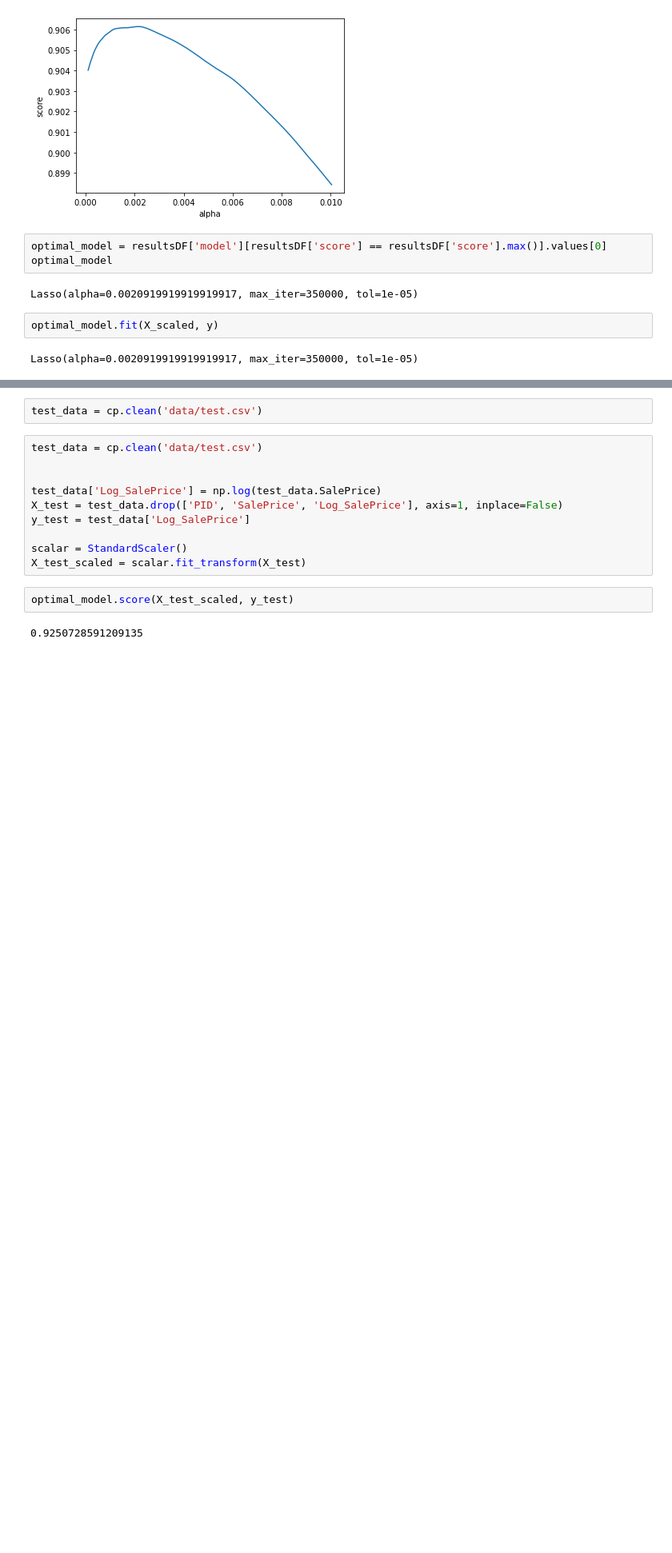
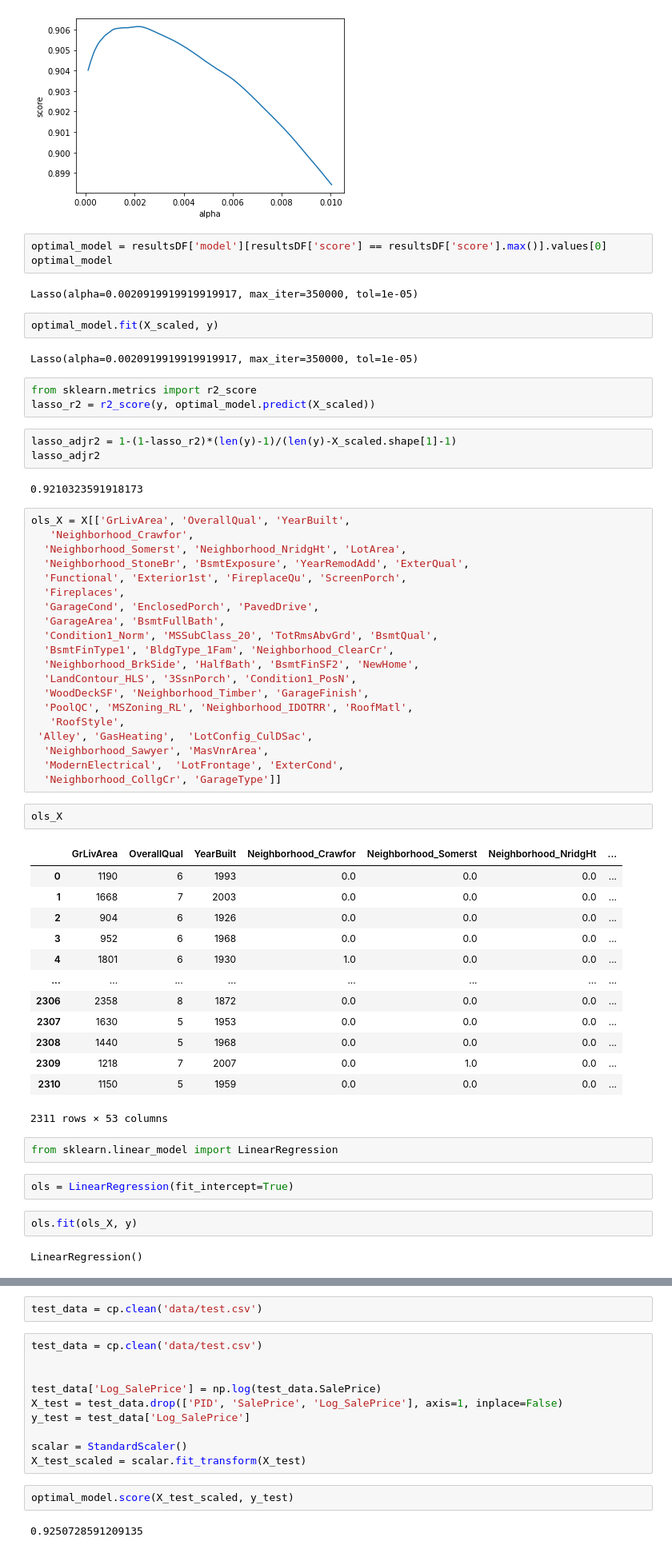
Before and after one commit to DarishSakeesing/ames-predict, a Jupyter notebook: Darish/ModelBuilding.ipynb, the cells around one changed output, grey strips where cells are left out. Shown: that part at 80% size. Cells and saved outputs as stored; diff of their text form; blank space fills up the shorter version.

```diff
--- a/Darish/ModelBuilding.ipynb
+++ b/Darish/ModelBuilding.ipynb
@@ -71,3 +71,55 @@ Lasso(alpha=0.0020919919919919917, max_iter=350000, tol=1e-05)
 optimal_model.fit(X_scaled, y)
 # %% [output]
 Lasso(alpha=0.0020919919919919917, max_iter=350000, tol=1e-05)
+# %%
+from sklearn.metrics import r2_score
+lasso_r2 = r2_score(y, optimal_model.predict(X_scaled))
+# %%
+lasso_adjr2 = 1-(1-lasso_r2)*(len(y)-1)/(len(y)-X_scaled.shape[1]-1)
+lasso_adjr2
+# %% [output]
+0.9210323591918173
+# %%
+ols_X = X[['GrLivArea', 'OverallQual', 'YearBuilt',
+   'Neighborhood_Crawfor',
+  'Neighborhood_Somerst', 'Neighborhood_NridgHt', 'LotArea',
+  'Neighborhood_StoneBr', 'BsmtExposure', 'YearRemodAdd', 'ExterQual',
+  'Functional', 'Exterior1st', 'FireplaceQu', 'ScreenPorch',
+  'Fireplaces',
+  'GarageCond', 'EnclosedPorch', 'PavedDrive',
+  'GarageArea', 'BsmtFullBath',
+  'Condition1_Norm', 'MSSubClass_20', 'TotRmsAbvGrd', 'BsmtQual',
+  'BsmtFinType1', 'BldgType_1Fam', 'Neighborhood_ClearCr',
+  'Neighborhood_BrkSide', 'HalfBath', 'BsmtFinSF2', 'NewHome',
+  'LandContour_HLS', '3SsnPorch', 'Condition1_PosN',
+  'WoodDeckSF', 'Neighborhood_Timber', 'GarageFinish',
+  'PoolQC', 'MSZoning_RL', 'Neighborhood_IDOTRR', 'RoofMatl',
+   'RoofStyle',
+ 'Alley', 'GasHeating',  'LotConfig_CulDSac',
+  'Neighborhood_Sawyer', 'MasVnrArea',
+  'ModernElectrical',  'LotFrontage', 'ExterCond',
+  'Neighborhood_CollgCr', 'GarageType']]
+# %%
+ols_X
+# %% [output]
+|  | GrLivArea | OverallQual | YearBuilt | Neighborhood_Crawfor | Neighborhood_Somerst | Neighborhood_NridgHt | ... |
+| 0 | 1190 | 6 | 1993 | 0.0 | 0.0 | 0.0 | ... |
+| 1 | 1668 | 7 | 2003 | 0.0 | 0.0 | 0.0 | ... |
+| 2 | 904 | 6 | 1926 | 0.0 | 0.0 | 0.0 | ... |
+| 3 | 952 | 6 | 1968 | 0.0 | 0.0 | 0.0 | ... |
+| 4 | 1801 | 6 | 1930 | 1.0 | 0.0 | 0.0 | ... |
+| ... | ... | ... | ... | ... | ... | ... | ... |
+| 2306 | 2358 | 8 | 1872 | 0.0 | 0.0 | 0.0 | ... |
+| 2307 | 1630 | 5 | 1953 | 0.0 | 0.0 | 0.0 | ... |
+| 2308 | 1440 | 5 | 1968 | 0.0 | 0.0 | 0.0 | ... |
+| 2309 | 1218 | 7 | 2007 | 0.0 | 1.0 | 0.0 | ... |
+| 2310 | 1150 | 5 | 1959 | 0.0 | 0.0 | 0.0 | ... |
+2311 rows × 53 columns
+# %%
+from sklearn.linear_model import LinearRegression
+# %%
+ols = LinearRegression(fit_intercept=True)
+# %%
+ols.fit(ols_X, y)
+# %% [output]
+LinearRegression()
```
Also changed, not shown: parts of 5 cells of this notebook.
